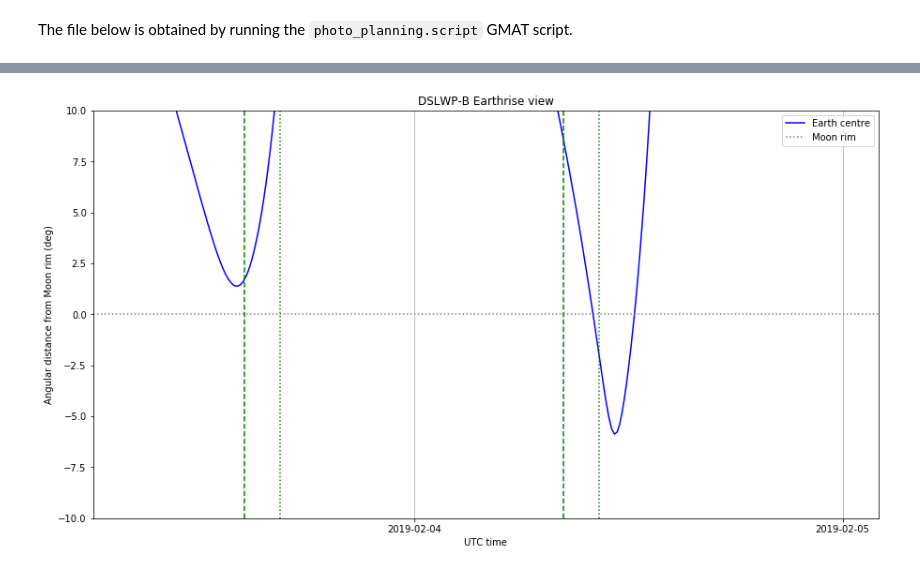
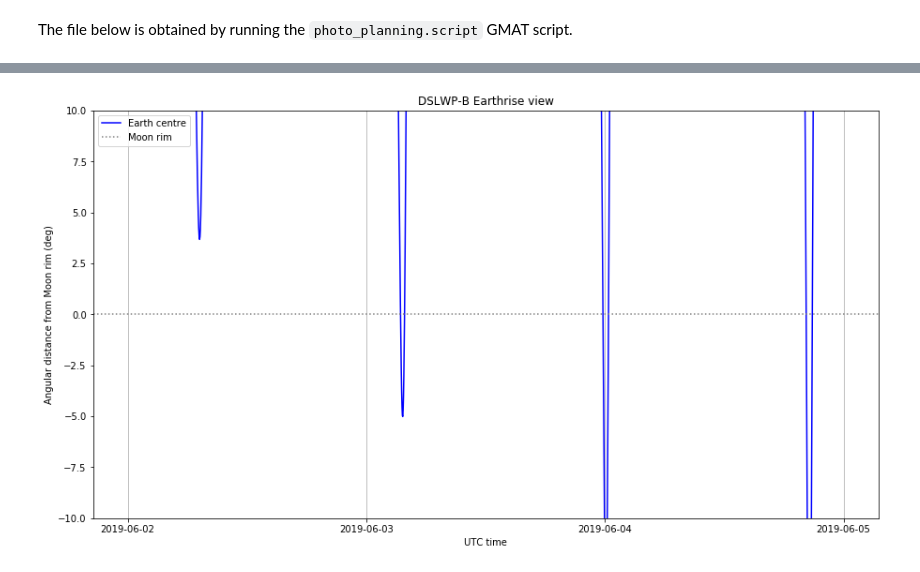
Before and after one commit to daniestevez/jupyter_notebooks, a Jupyter notebook: dslwp/DSLWP-B camera view.ipynb, the cells around one changed output, grey strips where cells are left out. Saved outputs shown, nothing was run; the diff lists cells and outputs as text; code cells hidden in the pictures.

```diff
--- a/dslwp/DSLWP-B camera view.ipynb
+++ b/dslwp/DSLWP-B camera view.ipynb
@@ -116,7 +117,7 @@ def plot_earthrise(start = None, end = None, both_edges = False, plot_obstimes =
     plt.ylabel('Angular distance from Moon rim (deg)')
     plt.xlabel('UTC time')
     plt.title('DSLWP-B Earthrise view')
-# %%
-plot_earthrise(plot_obstimes = True)
-# %% [output]
-[figure, removed]
+# %%
+plot_earthrise(start = '2019-06-02', end = '2019-06-05', plot_obstimes = False)
+# %% [output]
+[figure, added]
```
Also changed, not shown: parts of 6 cells of this notebook, 4 other files.
